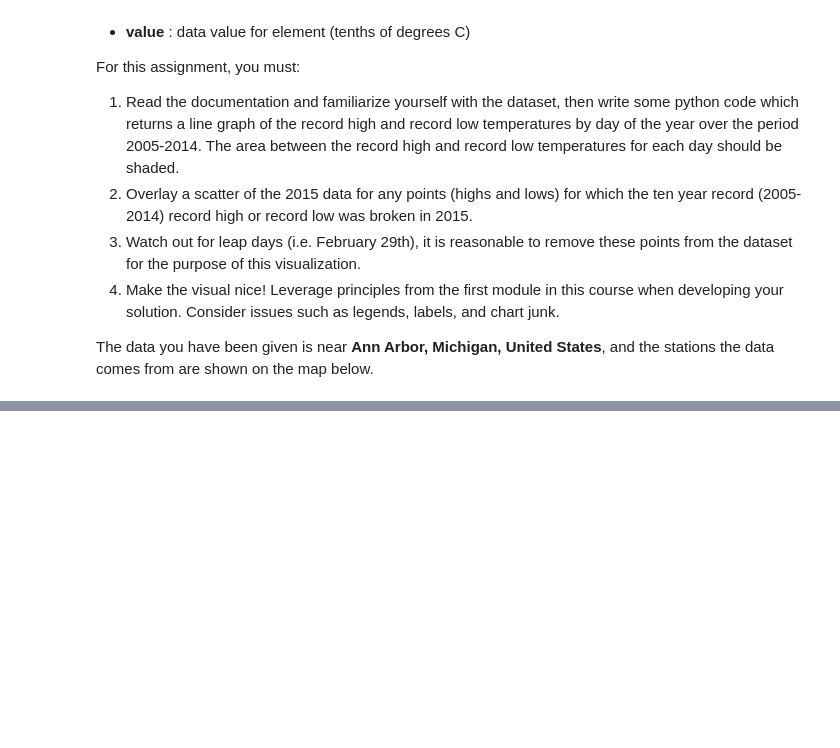
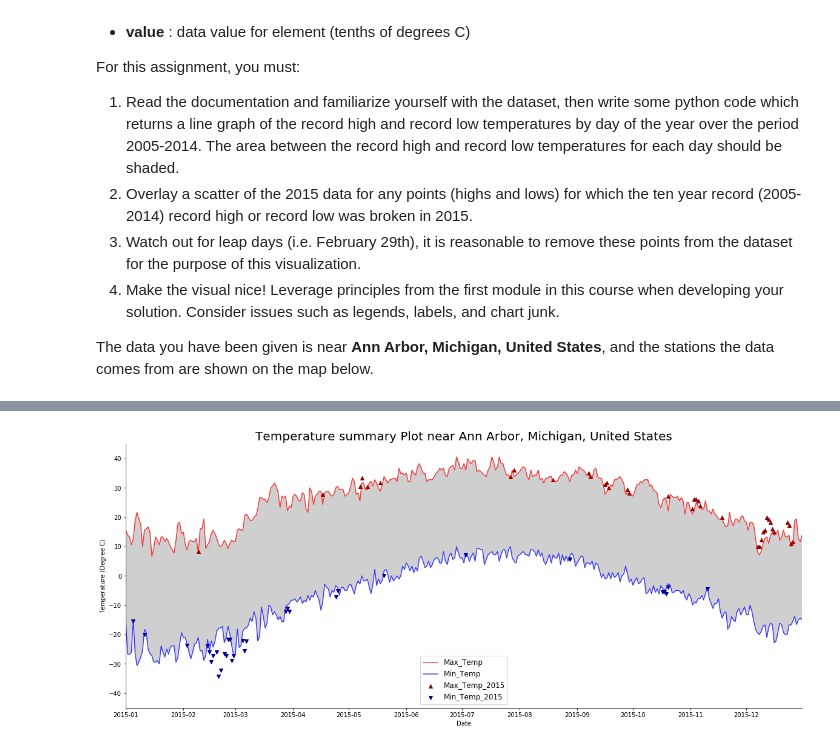
Before and after one commit to AyaElghannam/Applied-Data-Science-with-Python-specialization, a Jupyter notebook: Course 2/Assignment2.ipynb, the cells around one changed output, grey strips where cells are left out. Saved outputs shown, nothing was run; the diff lists cells and outputs as text; code cells hidden in the pictures; blank space fills up the shorter version.

Commit message:
assignment 2 solution

```diff
--- a/Course 2/Assignment2.ipynb
+++ b/Course 2/Assignment2.ipynb
@@ -201,0 +110,67 @@ pre2015 = pre_2015()
+# %%
+def delta():
+
+    df = pre_2015()
+    df1 = get_2015()
+
+    # Merge pre2015 data and 2015
+    data = df.merge(df1, how = 'outer' , on = 'Day Of Month')
+
+    # Determine if min or max of 2015 is more/less than pre2015
+    # np.where Returns values instead of booleans
+    # data['Max_Temp_2015'] to match the size
+    # if condition not satisfied return np.nan
+    data['Max_Temp_2015'] = np.where(data['Max_Temp_2015'] > data['Max_Temp'], data['Max_Temp_2015'], np.nan)
+    data['Min_Temp_2015'] = np.where(data['Min_Temp_2015'] < data['Min_Temp'], data['Min_Temp_2015'], np.nan)
+
+    # Drop rows(axis = 0)of Both(thresh = 4) NaNs
+    data.dropna(axis=0, thresh = 4 ,inplace = True)
+    return data
+# %%
+# Plot
+%matplotlib inline
+import numpy as np
+
+# Create New Figure
+plt.figure(figsize = (20,8))
+
+# Plot Formate
+plt.xlabel('Date')
+plt.ylabel('Temperature (Degree C)')
+plt.title('Temperature summary Plot near Ann Arbor, Michigan, United States',fontsize = 20)
+
+# To have size of 365 days
+dates = np.arange('2015-01-01', '2016-01-01', dtype='datetime64[D]')
+
+# Get data
+pre2015 = pre_2015()  # For Line Plot
+get2015 = delta()  # For scattering
+
+# Plot Max ans Min of Pre 2015
+plt.plot(dates , pre2015['Max_Temp'] , color = 'red' , alpha = 0.75)
+plt.plot(dates , pre2015['Min_Temp'] , color = 'blue' , alpha = 0.75)
+
+# Fill in between
+plt.fill_between(dates, pre2015['Max_Temp'] , pre2015['Min_Temp'] , facecolor ='silver', alpha = 0.75)
+
+# Scatter 2015
+# Make dates the same as x axis by concatenating 2014 to the Day Of Month
+delta_dates = ['2015-'+ str(e) for e in get2015['Day Of Month']]
+# Convert it to array to be same as dates
+delta_dates = np.asarray(delta_dates, dtype='datetime64[D]', order=None)
+
+# Plot Max and Min 2015
+plt.scatter(delta_dates, get2015['Max_Temp_2015'], color = 'darkred' , marker = '^')
+plt.scatter(delta_dates, get2015['Min_Temp_2015'], color = 'darkblue' , marker = 'v')
+plt.legend(loc=8, title=None, fontsize=12)
+
+# Ink
+ax = plt.gca()
+ax.spines['top'].set_visible(False)
+ax.spines['right'].set_visible(False)
+
+# Set limits [xmin , xmax, ymin, ymax]
+ax.axis(['2015-01-01','2015-12-31',-45,45])
+plt.savefig('assignment2.png')
+# %% [output]
+[figure, added]
```
Also changed, not shown: parts of 5 cells of this notebook, 1 other file.
